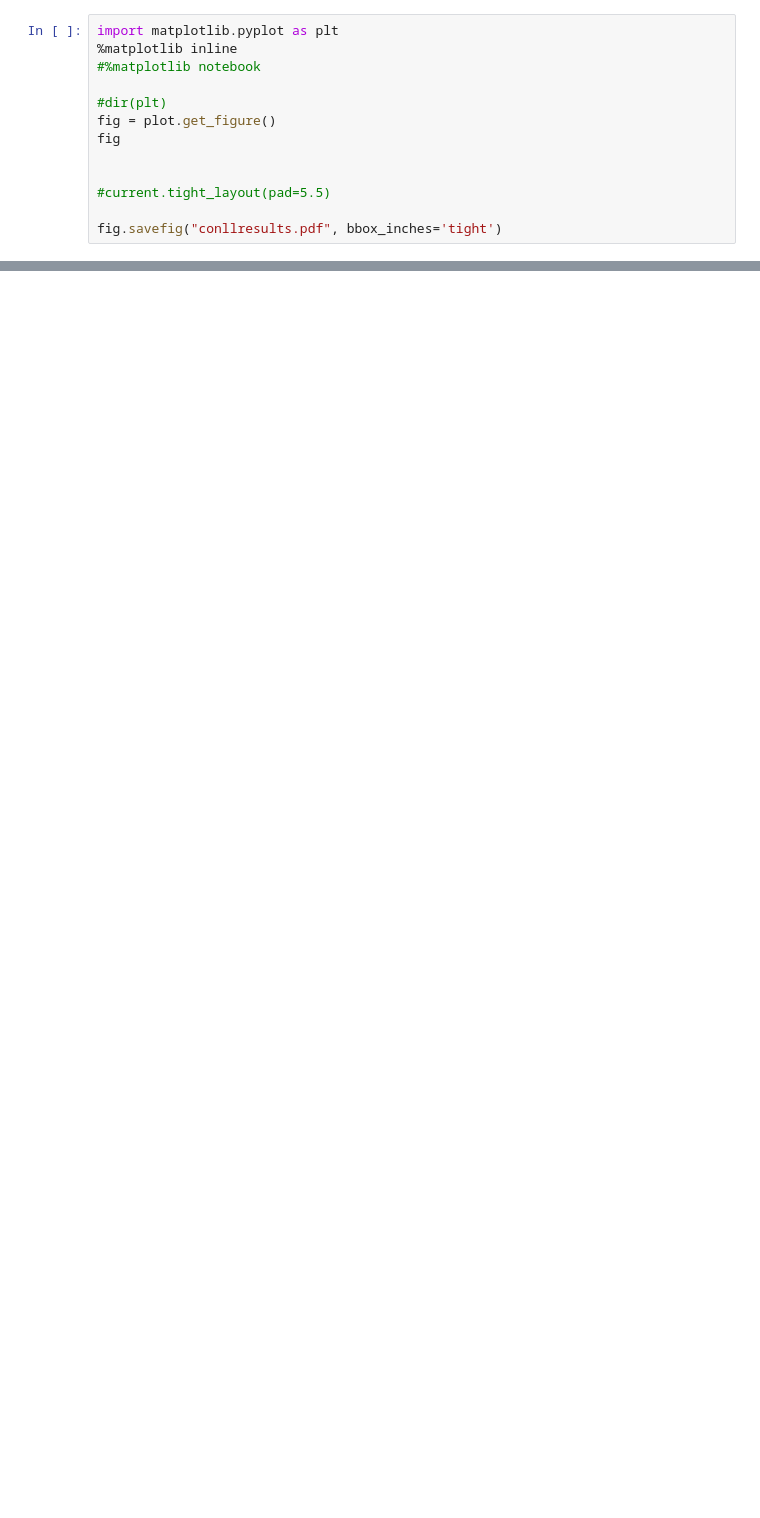
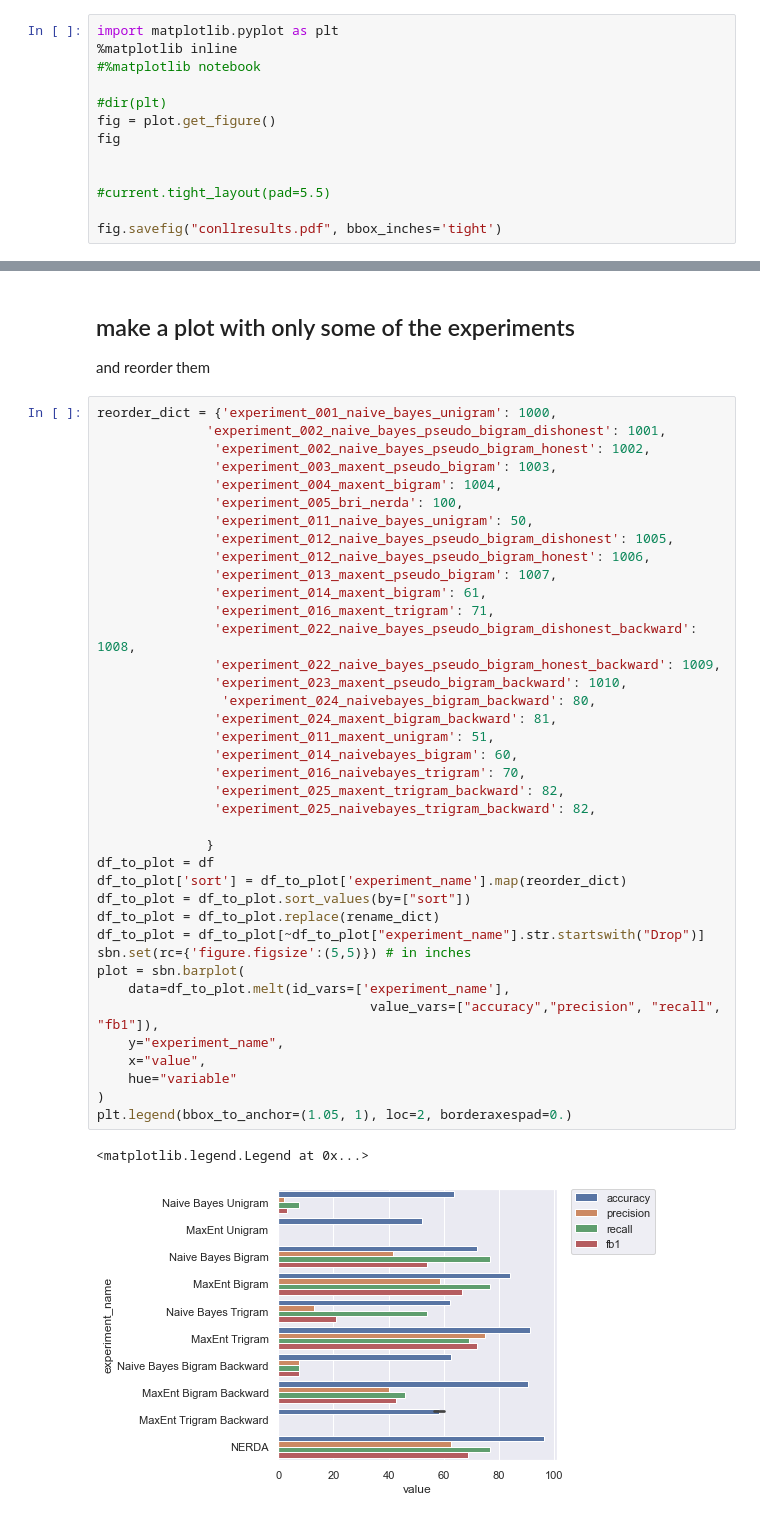
Before and after one commit to boruizhang/newa, a Jupyter notebook: run_all_experiments.ipynb, the cells around one changed output, grey strips where cells are left out. Cells and saved outputs as stored; diff of their text form; blank space fills up the shorter version.

Commit message:
verb counts/translations, updated results chart

```diff
--- a/run_all_experiments.ipynb
+++ b/run_all_experiments.ipynb
@@ -286,0 +229,45 @@ df_to_plot
+# %% [markdown]
+## make a plot with only some of the experiments
+and reorder them
+# %%
+reorder_dict = {'experiment_001_naive_bayes_unigram': 1000,
+              'experiment_002_naive_bayes_pseudo_bigram_dishonest': 1001,
+               'experiment_002_naive_bayes_pseudo_bigram_honest': 1002,
+               'experiment_003_maxent_pseudo_bigram': 1003,
+               'experiment_004_maxent_bigram': 1004,
+               'experiment_005_bri_nerda': 100,
+               'experiment_011_naive_bayes_unigram': 50,
+               'experiment_012_naive_bayes_pseudo_bigram_dishonest': 1005,
+               'experiment_012_naive_bayes_pseudo_bigram_honest': 1006,
+               'experiment_013_maxent_pseudo_bigram': 1007,
+               'experiment_014_maxent_bigram': 61,
+               'experiment_016_maxent_trigram': 71,
+               'experiment_022_naive_bayes_pseudo_bigram_dishonest_backward': 1008,
+               'experiment_022_naive_bayes_pseudo_bigram_honest_backward': 1009,
+               'experiment_023_maxent_pseudo_bigram_backward': 1010,
+                'experiment_024_naivebayes_bigram_backward': 80,
+               'experiment_024_maxent_bigram_backward': 81,
+               'experiment_011_maxent_unigram': 51,
+               'experiment_014_naivebayes_bigram': 60,
+               'experiment_016_naivebayes_trigram': 70,
+               'experiment_025_maxent_trigram_backward': 82,
+               'experiment_025_naivebayes_trigram_backward': 82,
+
+              }
+df_to_plot = df
+df_to_plot['sort'] = df_to_plot['experiment_name'].map(reorder_dict)
+df_to_plot = df_to_plot.sort_values(by=["sort"])
+df_to_plot = df_to_plot.replace(rename_dict)
+df_to_plot = df_to_plot[~df_to_plot["experiment_name"].str.startswith("Drop")]
+sbn.set(rc={'figure.figsize':(5,5)}) # in inches
+plot = sbn.barplot(
+    data=df_to_plot.melt(id_vars=['experiment_name'],
+                                   value_vars=["accuracy","precision", "recall", "fb1"]),
+    y="experiment_name",
+    x="value",
+    hue="variable"
+)
+plt.legend(bbox_to_anchor=(1.05, 1), loc=2, borderaxespad=0.)
+# %% [output]
+<matplotlib.legend.Legend at 0x...>
+[figure, added]
```
Also changed, not shown: parts of 12 cells of this notebook, 1 other file.
